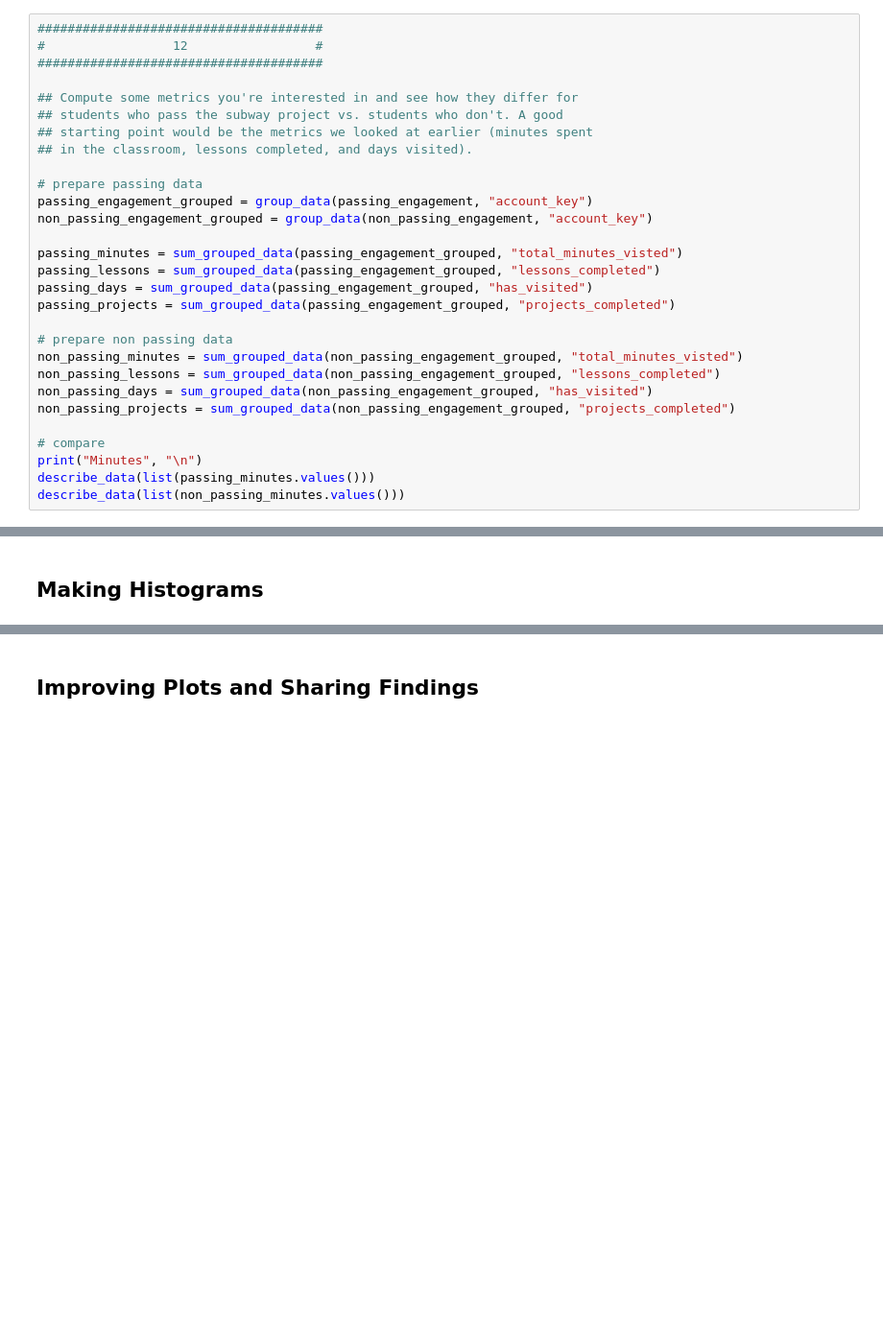
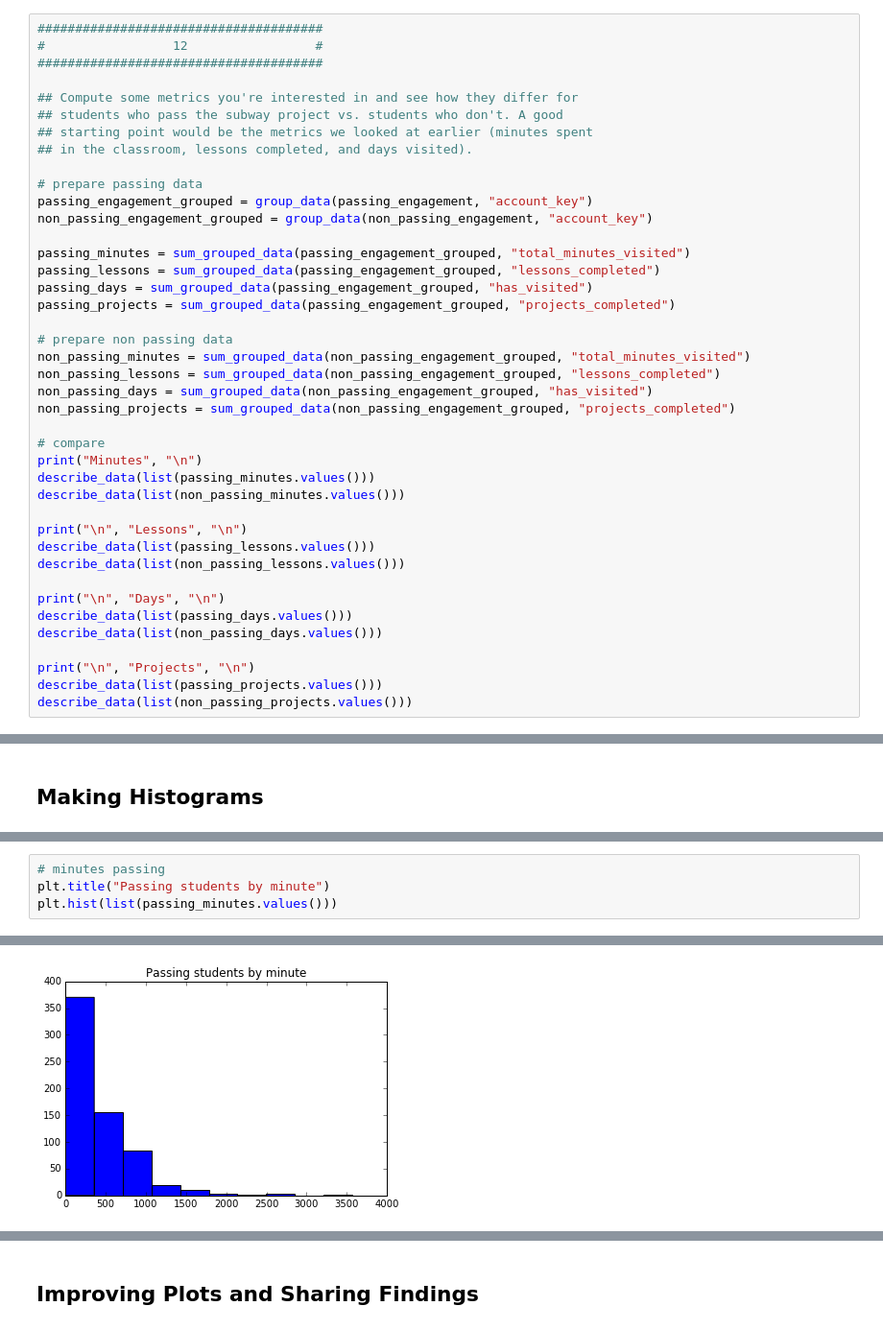
Before and after one commit to slangenbach/udacity-da-nanodegree, a Jupyter notebook: p2/L1_Starter_Code.ipynb, the cells around one changed output, grey strips where cells are left out. Shown at 96% size. Saved outputs shown, nothing was run; the diff lists cells and outputs as text; blank space fills up the shorter version.

```diff
--- a/p2/L1_Starter_Code.ipynb
+++ b/p2/L1_Starter_Code.ipynb
@@ -539,13 +543,13 @@ print(len(non_passing_engagement))
 passing_engagement_grouped = group_data(passing_engagement, "account_key")
 non_passing_engagement_grouped = group_data(non_passing_engagement, "account_key")
 
-passing_minutes = sum_grouped_data(passing_engagement_grouped, "total_minutes_visted")
+passing_minutes = sum_grouped_data(passing_engagement_grouped, "total_minutes_visited")
 passing_lessons = sum_grouped_data(passing_engagement_grouped, "lessons_completed")
 passing_days = sum_grouped_data(passing_engagement_grouped, "has_visited")
 passing_projects = sum_grouped_data(passing_engagement_grouped, "projects_completed")
 
 # prepare non passing data
-non_passing_minutes = sum_grouped_data(non_passing_engagement_grouped, "total_minutes_visted")
+non_passing_minutes = sum_grouped_data(non_passing_engagement_grouped, "total_minutes_visited")
 non_passing_lessons = sum_grouped_data(non_passing_engagement_grouped, "lessons_completed")
 non_passing_days = sum_grouped_data(non_passing_engagement_grouped, "has_visited")
 non_passing_projects = sum_grouped_data(non_passing_engagement_grouped, "projects_completed")
@@ -554,4 +558,16 @@ non_passing_projects = sum_grouped_data(non_passing_engagement_grouped, "project
 print("Minutes", "\n")
 describe_data(list(passing_minutes.values()))
 describe_data(list(non_passing_minutes.values()))
+
+print("\n", "Lessons", "\n")
+describe_data(list(passing_lessons.values()))
+describe_data(list(non_passing_lessons.values()))
+
+print("\n", "Days", "\n")
+describe_data(list(passing_days.values()))
+describe_data(list(non_passing_days.values()))
+
+print("\n", "Projects", "\n")
+describe_data(list(passing_projects.values()))
+describe_data(list(non_passing_projects.values()))
 # %% [output]
@@ -601,0 +624,5 @@ passing_engagement[0:2]
+# %%
+# minutes passing
+plt.title("Passing students by minute")
+plt.hist(list(passing_minutes.values()))
+# %% [output]
@@ -601,0 +634 @@ passing_engagement[0:2]
+[figure, added]
```
Also changed, not shown: parts of 15 cells of this notebook, 6 other files.
